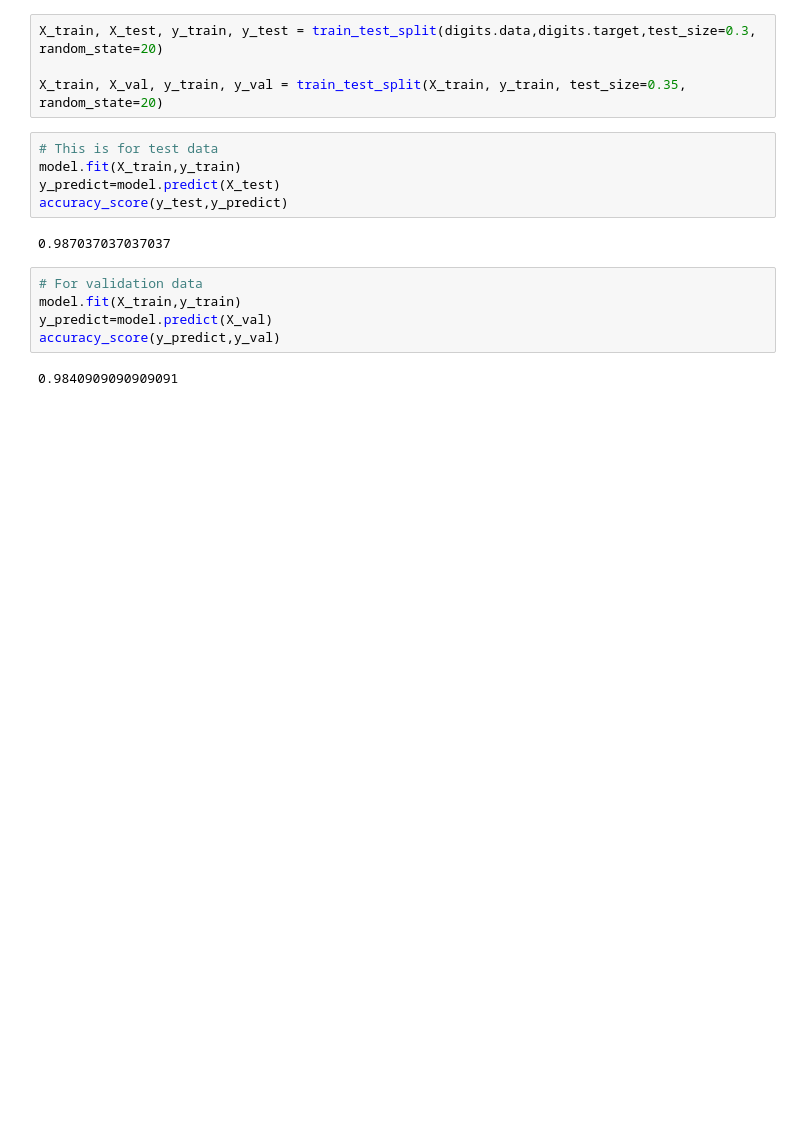
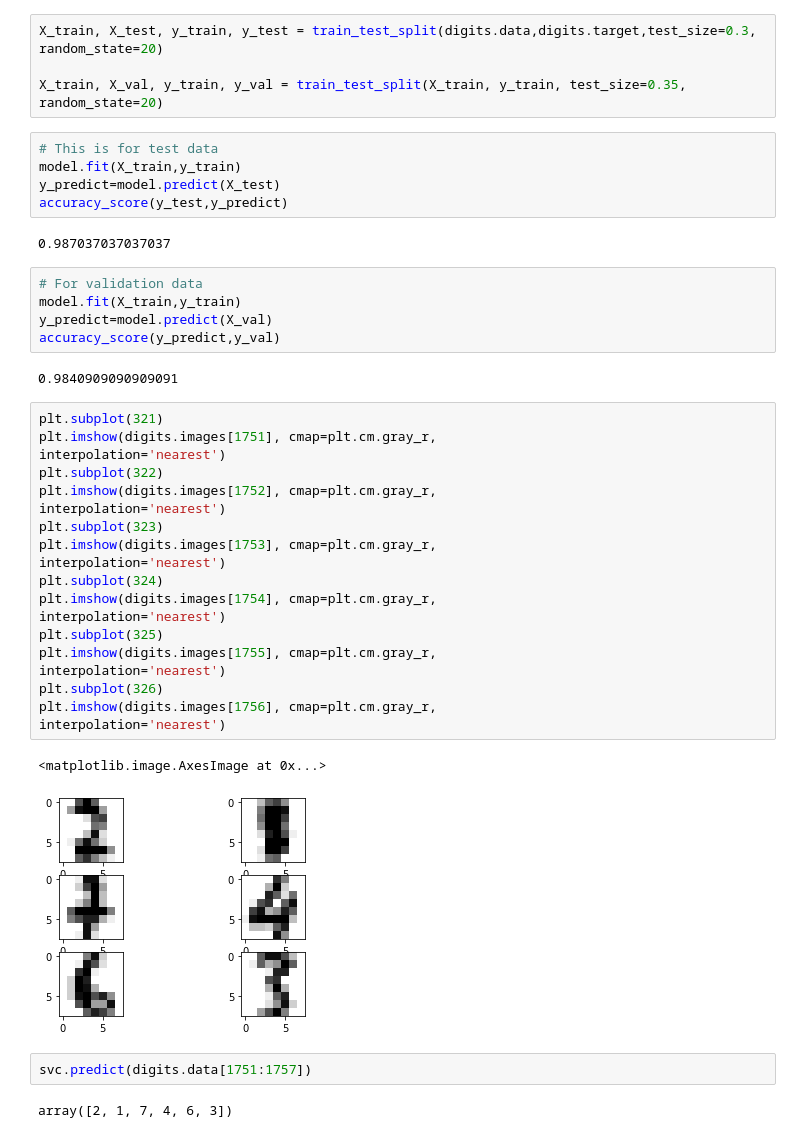
Before and after one commit to LavanyaSarma/Recognizing-Handwritten-Digits, a Jupyter notebook: Project2-Recognizing Handwritten Digits .ipynb, the cells around one changed output. Saved outputs shown, nothing was run; the diff lists cells and outputs as text; blank space fills up the shorter version.

```diff
--- a/Project2-Recognizing Handwritten Digits .ipynb
+++ b/Project2-Recognizing Handwritten Digits .ipynb
@@ -309,3 +309,29 @@ y_predict=model.predict(X_val)
 accuracy_score(y_predict,y_val)
 # %% [output]
 0.9840909090909091
+# %%
+plt.subplot(321)
+plt.imshow(digits.images[1751], cmap=plt.cm.gray_r,
+interpolation='nearest')
+plt.subplot(322)
+plt.imshow(digits.images[1752], cmap=plt.cm.gray_r,
+interpolation='nearest')
+plt.subplot(323)
+plt.imshow(digits.images[1753], cmap=plt.cm.gray_r,
+interpolation='nearest')
+plt.subplot(324)
+plt.imshow(digits.images[1754], cmap=plt.cm.gray_r,
+interpolation='nearest')
+plt.subplot(325)
+plt.imshow(digits.images[1755], cmap=plt.cm.gray_r,
+interpolation='nearest')
+plt.subplot(326)
+plt.imshow(digits.images[1756], cmap=plt.cm.gray_r,
+interpolation='nearest')
+# %% [output]
+<matplotlib.image.AxesImage at 0x...>
+[figure, added]
+# %%
+svc.predict(digits.data[1751:1757])
+# %% [output]
+array([2, 1, 7, 4, 6, 3])
```
